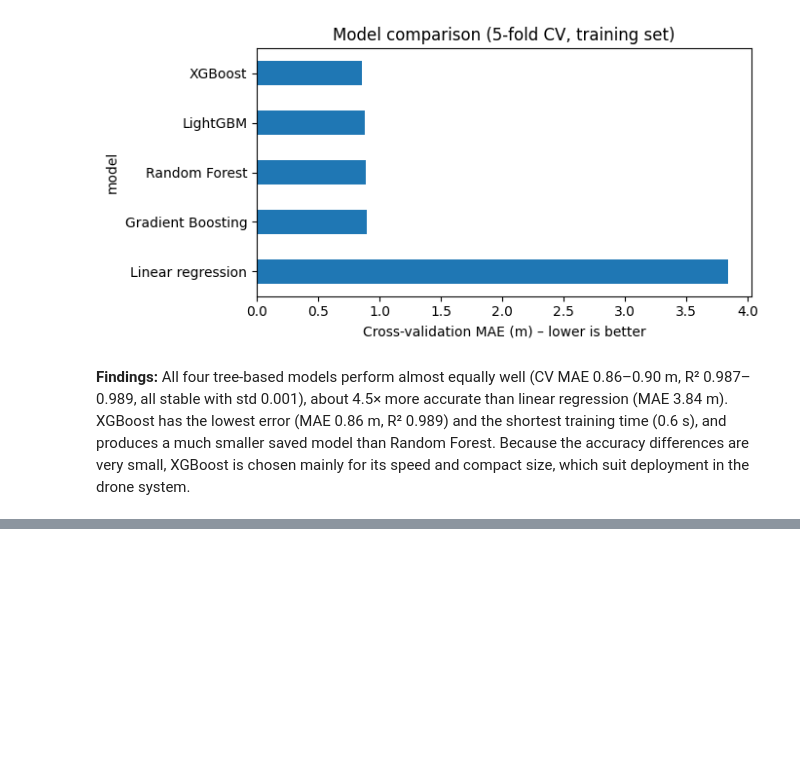
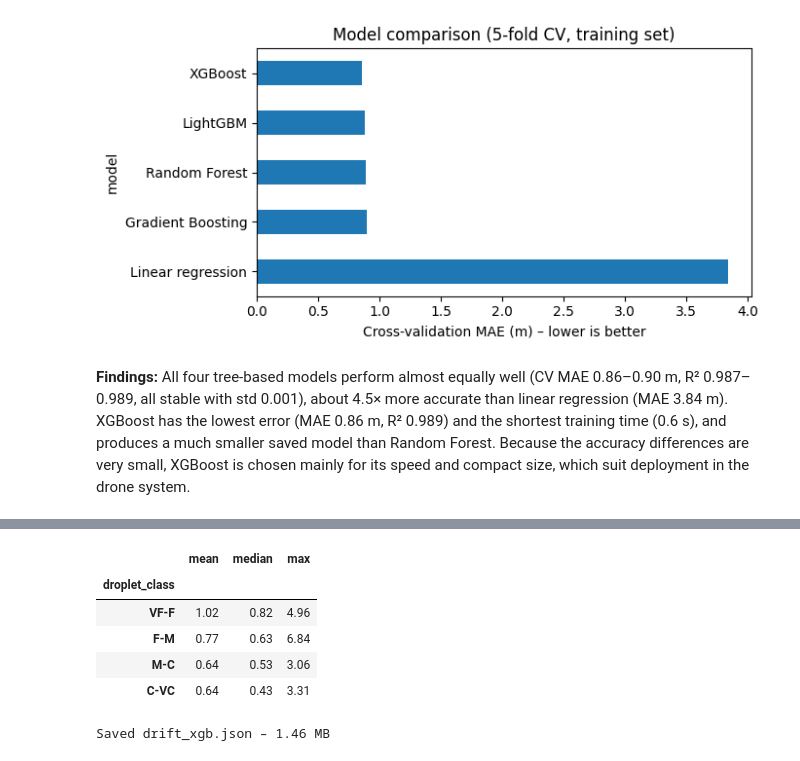
Before and after one commit to ShiharaXcor/AI-Driven-Drone-System-for-Precision-Spraying-in-Sri-Lankan-Tea-Plantations-J26-DS-346, a Jupyter notebook: component2_wind_spraying/drift_model/model_experiments.ipynb, the cells around one changed output, grey strips where cells are left out. Saved outputs shown, nothing was run; the diff lists cells and outputs as text; code cells hidden in the pictures; blank space fills up the shorter version.

```diff
--- a/component2_wind_spraying/drift_model/model_experiments.ipynb
+++ b/component2_wind_spraying/drift_model/model_experiments.ipynb
@@ -205,0 +244,16 @@ which suit deployment in the drone system.
+# %%
+err = test.assign(abs_error=np.abs(y_test - pred_final))
+err.groupby("droplet_class")["abs_error"].agg(["mean", "median", "max"]).loc[["VF-F", "F-M", "M-C", "C-VC"]].round(2)
+# %% [output]
+|  | mean | median | max |
+| droplet_class |  |  |  |
+| VF-F | 1.02 | 0.82 | 4.96 |
+| F-M | 0.77 | 0.63 | 6.84 |
+| M-C | 0.64 | 0.53 | 3.06 |
+| C-VC | 0.64 | 0.43 | 3.31 |
+# %%
+SAVE_DIR = Path.cwd() / "saved"; SAVE_DIR.mkdir(exist_ok=True)
+final_model.save_model(SAVE_DIR / "drift_xgb.json")
+print("Saved drift_xgb.json –", round((SAVE_DIR / "drift_xgb.json").stat().st_size / 1e6, 2), "MB")
+# %% [output]
+Saved drift_xgb.json – 1.46 MB
```
Also changed, not shown: parts of 4 cells of this notebook, 2 other files.
